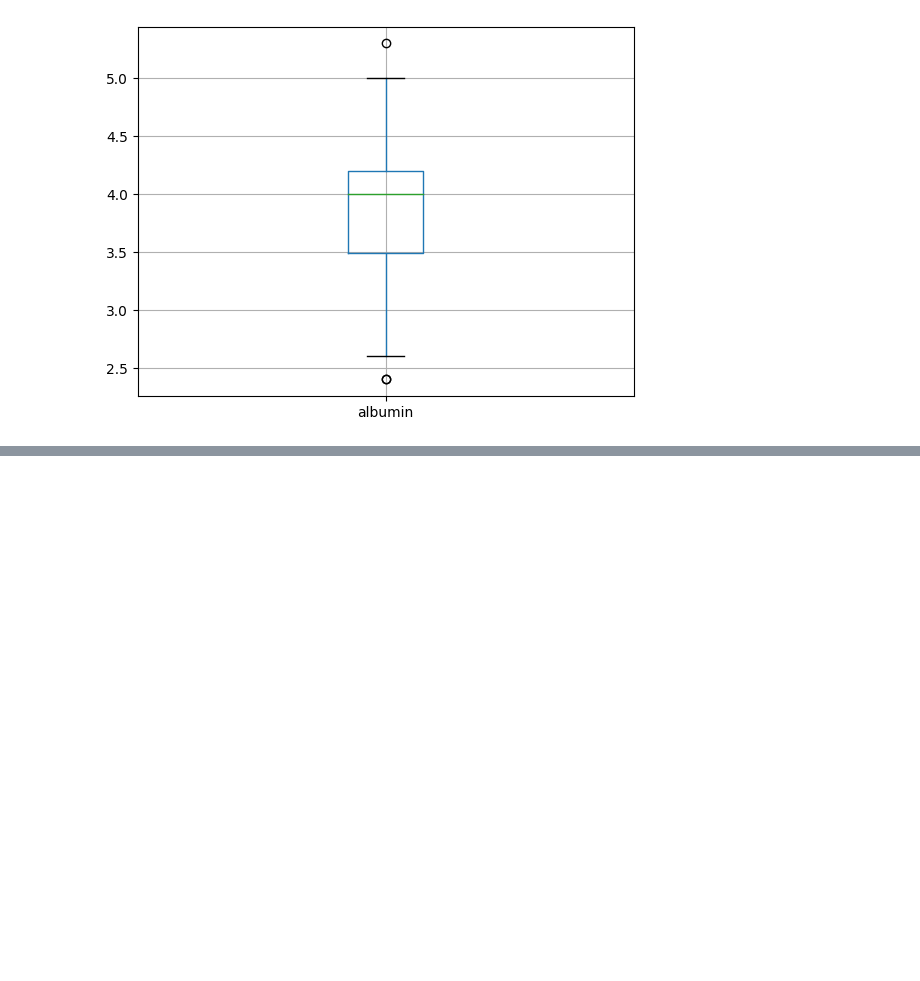
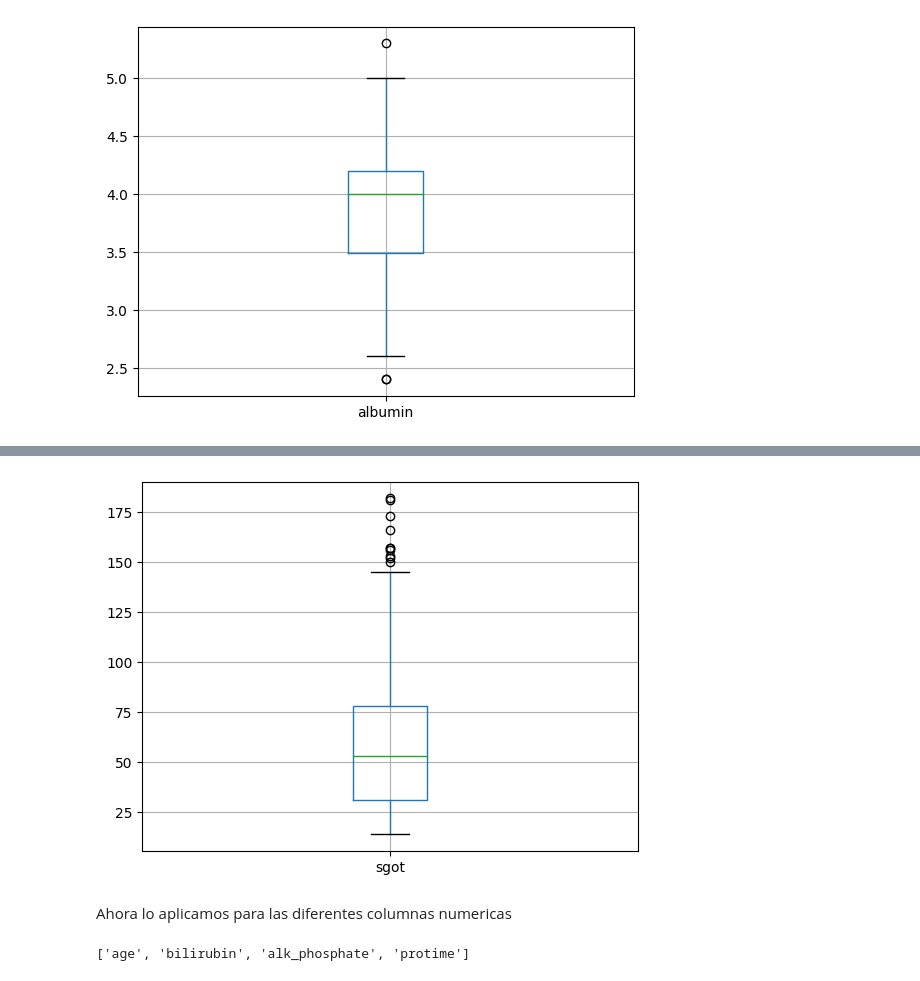
Before and after one commit to RDLL/curso_mineria_de_datos, a Jupyter notebook: Tarea2.ipynb, the cells around one changed output, grey strips where cells are left out. Cells and saved outputs as stored; diff of their text form; code cells hidden in the pictures; blank space fills up the shorter version.

```diff
--- a/Tarea2.ipynb
+++ b/Tarea2.ipynb
@@ -101,0 +138,17 @@ boxplot = df.boxplot(column=['albumin'])
+# %%
+boxplot = df.boxplot(column=['sgot'])
+# %% [output]
+[figure, added]
+# %% [markdown]
+Ahora lo aplicamos para las diferentes columnas numericas
+# %%
+i=0
+columnas = []
+for c in df.columns:
+  t = str(df[c].dtype)
+  if "int" in t or "float" in t and df.columns.values[i] != 'albumin' and df.columns.values[i] != 'sgot':
+    columnas.append(df.columns.values[i])
+  i = i +1
+columnas
+# %% [output]
+['age', 'bilirubin', 'alk_phosphate', 'protime']
```
Also changed, not shown: parts of 17 cells of this notebook.
